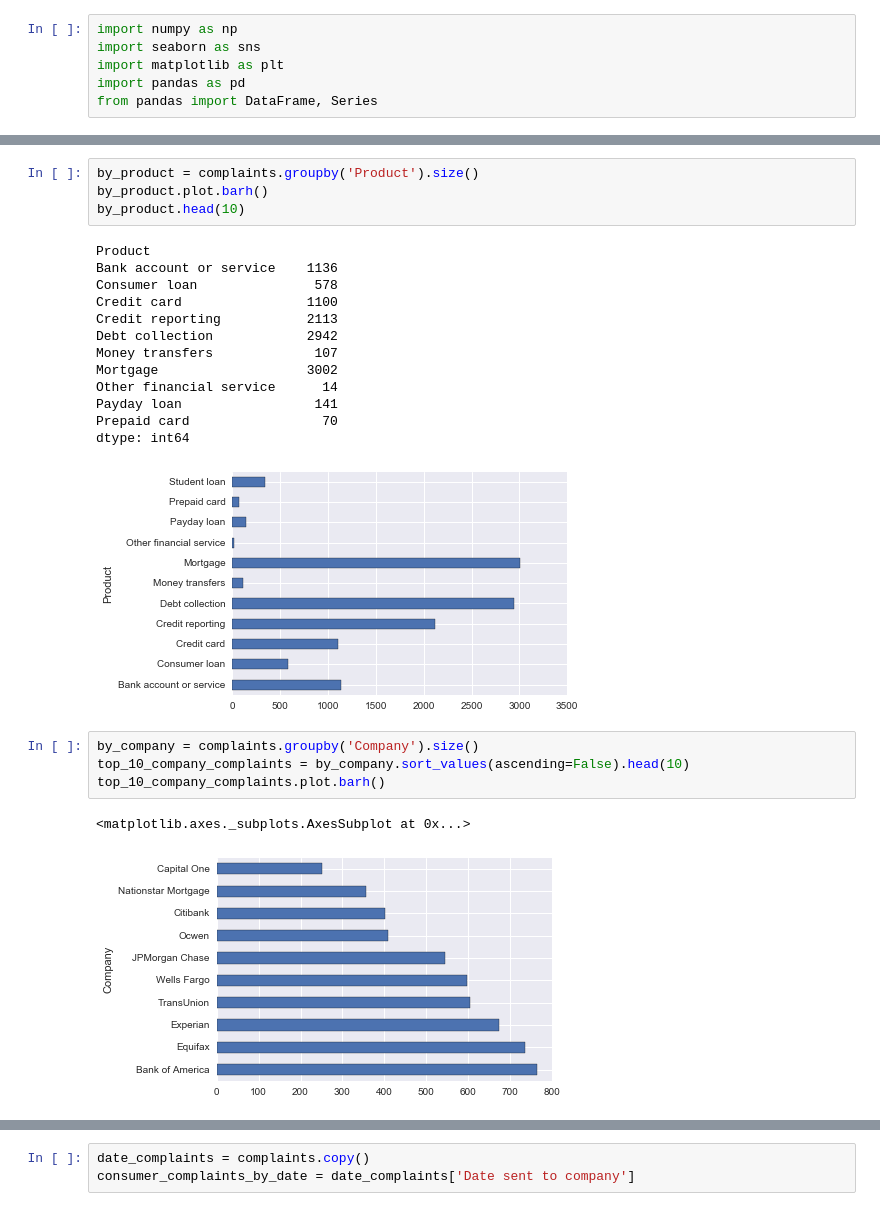
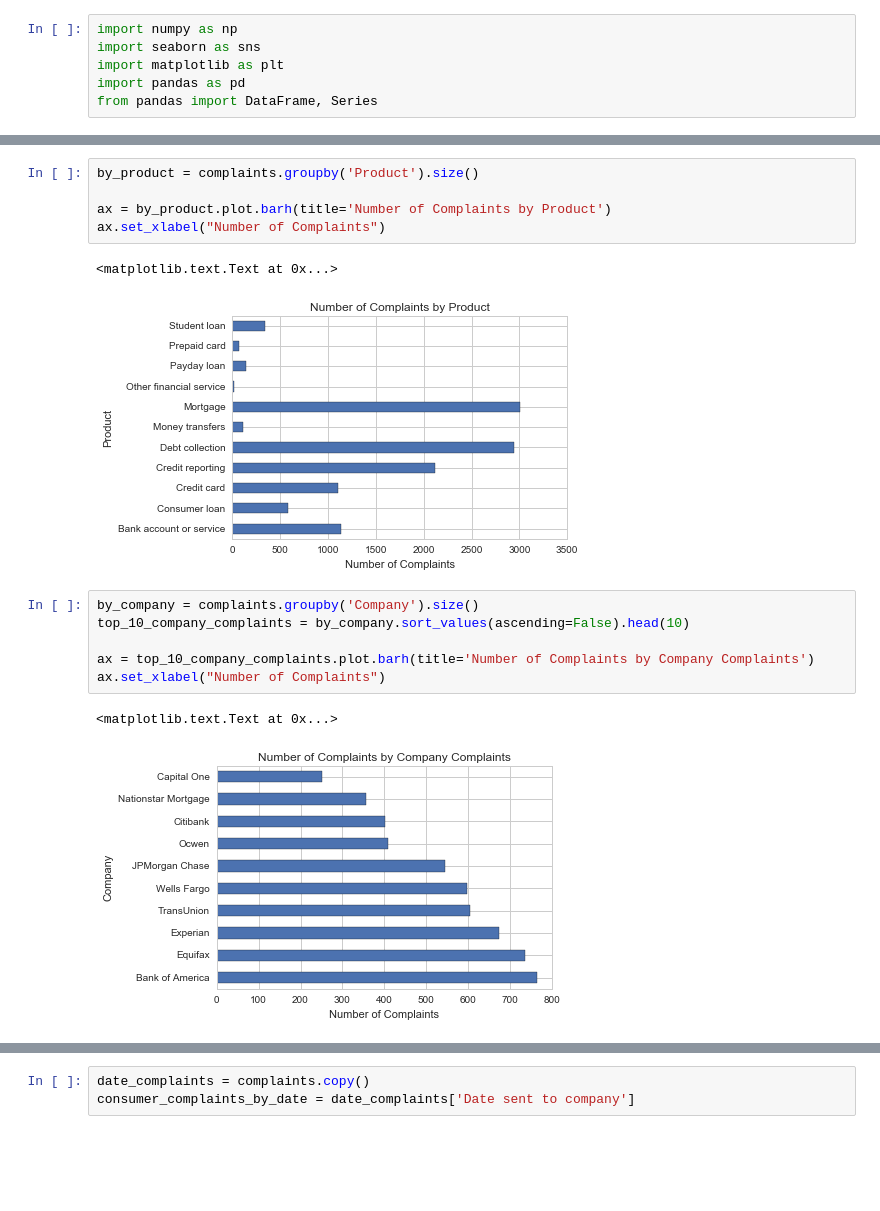
Before and after one commit to stacyzhao/consumer-complaints, a Jupyter notebook: Consumer Complaints.ipynb, the cells around one changed output, grey strips where cells are left out. Saved outputs shown, nothing was run; the diff lists cells and outputs as text; blank space fills up the shorter version.

Commit message:
made graphs a little cooler

```diff
--- a/Consumer Complaints.ipynb
+++ b/Consumer Complaints.ipynb
@@ -18,28 +18,20 @@ complaints.head()
 | 4 | 1177163 | Debt collection | NaN | Cont'd attempts collect debt not ... | Debt is not mine | TX | 77068.0 | Web | ... |
 # %%
 by_product = complaints.groupby('Product').size()
-by_product.plot.barh()
-by_product.head(10)
+
+ax = by_product.plot.barh(title='Number of Complaints by Product')
+ax.set_xlabel("Number of Complaints")
 # %% [output]
-Product
-Bank account or service    1136
-Consumer loan               578
-Credit card                1100
-Credit reporting           2113
-Debt collection            2942
-Money transfers             107
-Mortgage                   3002
-Other financial service      14
-Payday loan                 141
-Prepaid card                 70
-dtype: int64
+<matplotlib.text.Text at 0x...>
-[figure, old version]
+[figure, new version]
 # %%
 by_company = complaints.groupby('Company').size()
 top_10_company_complaints = by_company.sort_values(ascending=False).head(10)
-top_10_company_complaints.plot.barh()
+
+ax = top_10_company_complaints.plot.barh(title='Number of Complaints by Company Complaints')
+ax.set_xlabel("Number of Complaints")
 # %% [output]
-<matplotlib.axes._subplots.AxesSubplot at 0x...>
+<matplotlib.text.Text at 0x...>
-[figure, old version]
+[figure, new version]
 # %%
 by_response = complaints.groupby('Company response').size()
```
Also changed, not shown: parts of 11 cells of this notebook.
